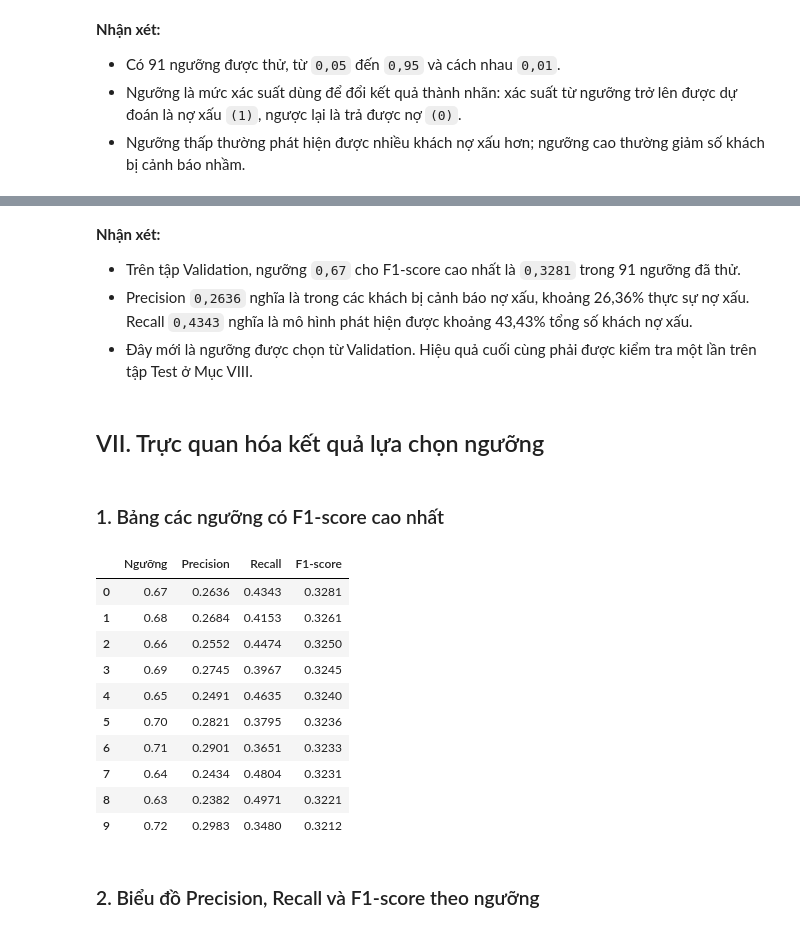
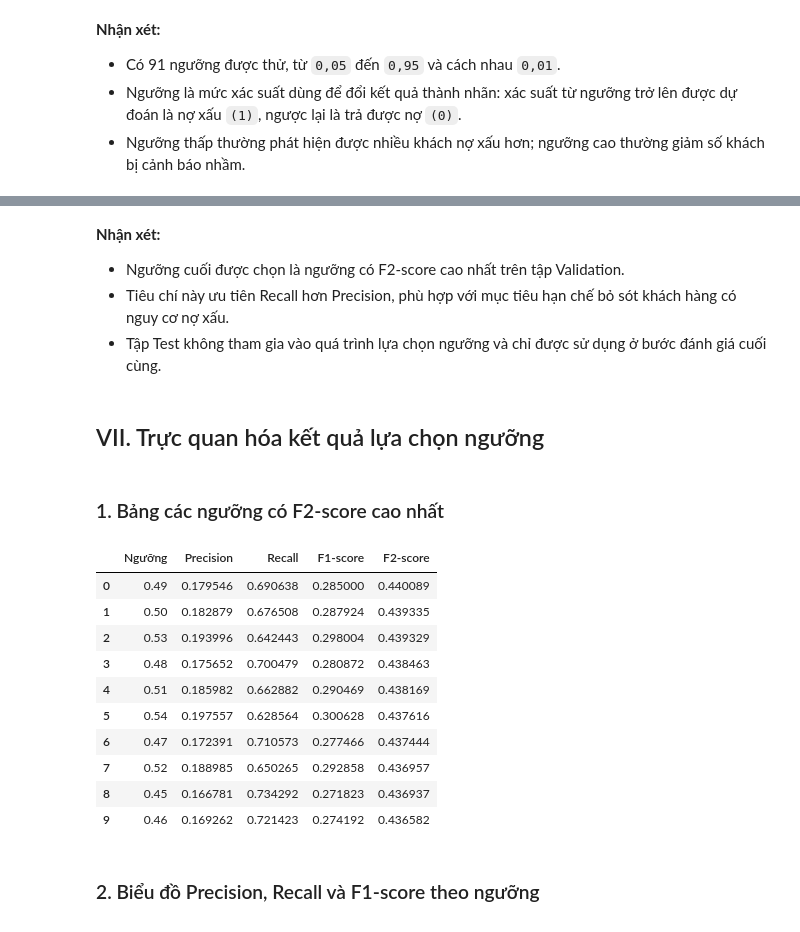
Before and after one commit to thanhhung9720001-collab/credit-risk-classifier, a Jupyter notebook: notebooks/06_1_threshold_optimization.ipynb, the cells around one changed output, grey strips where cells are left out. Drawn from its saved outputs; the diff is of its cells as text; code cells hidden in the pictures.

```diff
--- a/notebooks/06_1_threshold_optimization.ipynb
+++ b/notebooks/06_1_threshold_optimization.ipynb
@@ -276,0 +700,13 @@ display(final_summary)
+# %%
+def build_matrix(data_num, data_cat, index):
+    """Ghép feature số với feature phân loại đã mã hóa."""
+    encoded = pd.DataFrame(
+        encoder.transform(data_cat),
+        columns=encoded_cols,
+        index=index,
+    )
+
+    return pd.concat(
+        [data_num, encoded],
+        axis=1,
+    )
@@ -276,0 +715,20 @@ display(final_summary)
+# %%
+X_train_hgb = build_matrix(
+    X_train_num,
+    X_train_cat,
+    X_train.index,
+)
+
+X_val_hgb = build_matrix(
+    X_val_num,
+    X_val_cat,
+    X_val.index,
+)
+
+X_test_hgb = build_matrix(
+    X_test_num,
+    X_test_cat,
+    X_test.index,
+)
+
+FEATURE_NAMES = X_train_hgb.columns.tolist()
@@ -413,30 +947,33 @@ display(best_threshold_row.to_frame().T.round(4))
 # %% [markdown]
 **Nhận xét:**
 
-- Trên tập Validation, ngưỡng `0,67` cho F1-score cao nhất là `0,3281` trong 91 ngưỡng đã thử.
-- Precision `0,2636` nghĩa là trong các khách bị cảnh báo nợ xấu, khoảng 26,36% thực sự nợ xấu. Recall `0,4343` nghĩa là mô hình phát hiện được khoảng 43,43% tổng số khách nợ xấu.
-- Đây mới là ngưỡng được chọn từ Validation. Hiệu quả cuối cùng phải được kiểm tra một lần trên tập Test ở Mục VIII.
+- Ngưỡng cuối được chọn là ngưỡng có F2-score cao nhất trên tập Validation.
+- Tiêu chí này ưu tiên Recall hơn Precision, phù hợp với mục tiêu hạn chế bỏ sót khách hàng có nguy cơ nợ xấu.
+- Tập Test không tham gia vào quá trình lựa chọn ngưỡng và chỉ được sử dụng ở bước đánh giá cuối cùng.
 # %% [markdown]
 ## VII. Trực quan hóa kết quả lựa chọn ngưỡng
 # %% [markdown]
-### 1. Bảng các ngưỡng có F1-score cao nhất
+### 1. Bảng các ngưỡng có F2-score cao nhất
 # %%
-# Lấy 10 ngưỡng có F1-score cao nhất.
-top_thresholds = threshold_table.nlargest(10, "F1-score").reset_index(drop=True)
+# Lấy 10 ngưỡng có F2-score cao nhất.
+top_thresholds = threshold_table.nlargest(
+    10,
+    "F2-score"
+).reset_index(drop=True)
 
-display(top_thresholds.round(4))
+top_thresholds
 # %% [output]
-|  | Ngưỡng | Precision | Recall | F1-score |
-| 0 | 0.67 | 0.2636 | 0.4343 | 0.3281 |
-| 1 | 0.68 | 0.2684 | 0.4153 | 0.3261 |
-| 2 | 0.66 | 0.2552 | 0.4474 | 0.3250 |
-| 3 | 0.69 | 0.2745 | 0.3967 | 0.3245 |
-| 4 | 0.65 | 0.2491 | 0.4635 | 0.3240 |
-| 5 | 0.70 | 0.2821 | 0.3795 | 0.3236 |
-| 6 | 0.71 | 0.2901 | 0.3651 | 0.3233 |
-| 7 | 0.64 | 0.2434 | 0.4804 | 0.3231 |
-| 8 | 0.63 | 0.2382 | 0.4971 | 0.3221 |
-| 9 | 0.72 | 0.2983 | 0.3480 | 0.3212 |
+|  | Ngưỡng | Precision | Recall | F1-score | F2-score |
+| 0 | 0.49 | 0.179546 | 0.690638 | 0.285000 | 0.440089 |
+| 1 | 0.50 | 0.182879 | 0.676508 | 0.287924 | 0.439335 |
+| 2 | 0.53 | 0.193996 | 0.642443 | 0.298004 | 0.439329 |
+| 3 | 0.48 | 0.175652 | 0.700479 | 0.280872 | 0.438463 |
+| 4 | 0.51 | 0.185982 | 0.662882 | 0.290469 | 0.438169 |
+| 5 | 0.54 | 0.197557 | 0.628564 | 0.300628 | 0.437616 |
+| 6 | 0.47 | 0.172391 | 0.710573 | 0.277466 | 0.437444 |
+| 7 | 0.52 | 0.188985 | 0.650265 | 0.292858 | 0.436957 |
+| 8 | 0.45 | 0.166781 | 0.734292 | 0.271823 | 0.436937 |
+| 9 | 0.46 | 0.169262 | 0.721423 | 0.274192 | 0.436582 |
 # %% [markdown]
 ### 2. Biểu đồ Precision, Recall và F1-score theo ngưỡng
 # %%
```
Also changed, not shown: parts of 69 cells of this notebook, 3 other files.
